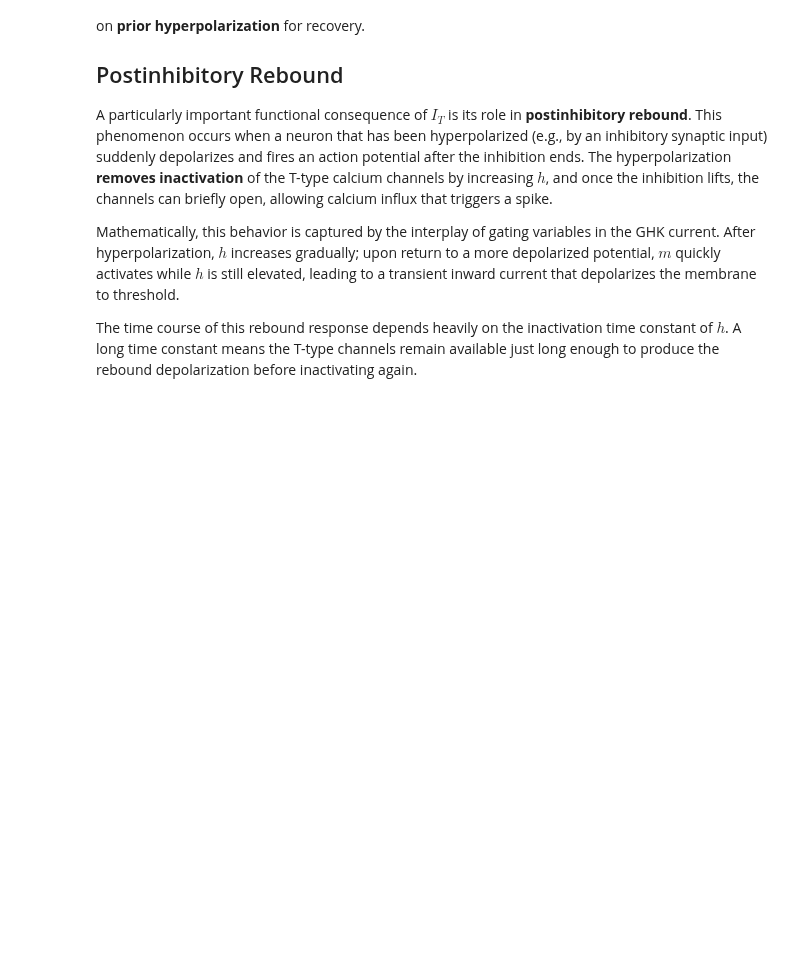
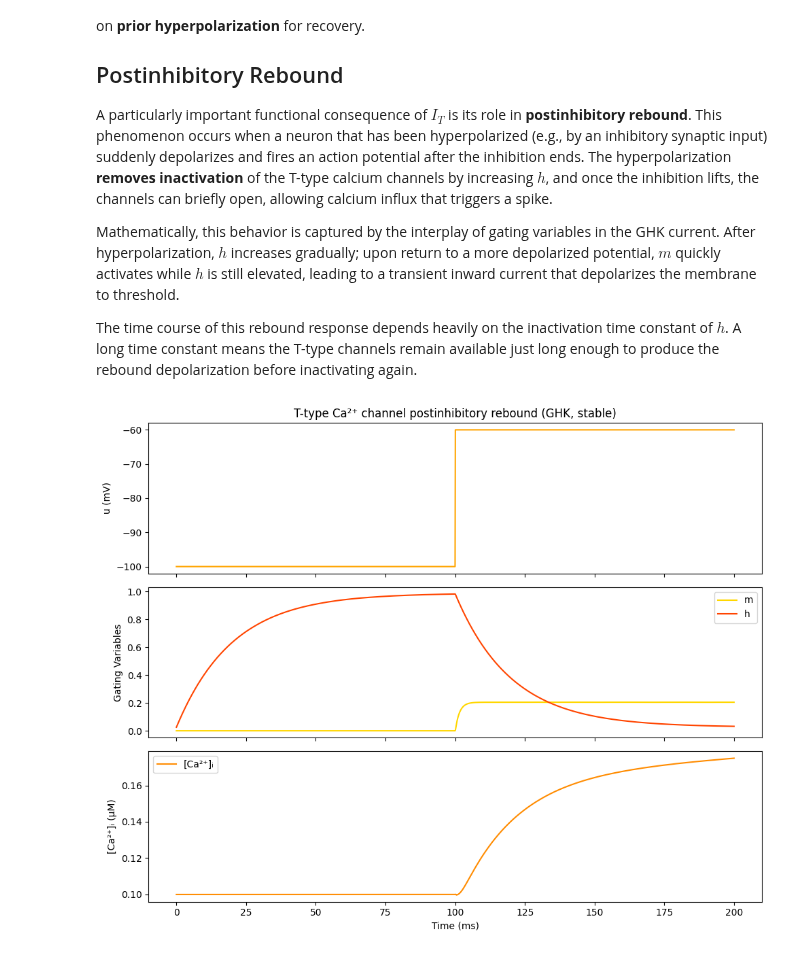
Before and after one commit to dvoils/neural-network-experiments, a Jupyter notebook: ion_channels.ipynb, the cells around one changed output. Cells and saved outputs as stored; diff of their text form; code cells hidden in the pictures; blank space fills up the shorter version.

Commit message:
GHK plots

```diff
--- a/ion_channels.ipynb
+++ b/ion_channels.ipynb
@@ -102,3 +102,88 @@ A particularly important functional consequence of $I_T$ is its role in **postin
 Mathematically, this behavior is captured by the interplay of gating variables in the GHK current. After hyperpolarization, $h$ increases gradually; upon return to a more depolarized potential, $m$ quickly activates while $h$ is still elevated, leading to a transient inward current that depolarizes the membrane to threshold.
 
 The time course of this rebound response depends heavily on the inactivation time constant of $h$. A long time constant means the T-type channels remain available just long enough to produce the rebound depolarization before inactivating again.
+# %%
+import numpy as np
+import matplotlib.pyplot as plt
+from scipy.integrate import solve_ivp
+
+# Constants
+F = 9.648e4  # Faraday constant (C/mol)
+R = 8.314  # Gas constant (J/(mol·K))
+T = 310.0  # Temperature (K)
+z = 2  # Valence of Ca2+
+p_Ca = 1e-5  # Max permeability (cm/s)
+Ca_out = 2.0  # Extracellular calcium (mM)
+Ca_out_uM = Ca_out * 1e3  # Convert to µM
+C_m = 1.0  # µF/cm^2
+
+# Gating functions
+def m_inf(u): return 1 / (1 + np.exp(-(u + 50) / 7.4))
+def h_inf(u): return 1 / (1 + np.exp((u + 78) / 5.0))
+def tau_m(u): return 1.5  # ms
+def tau_h(u): return 20.0  # ms
+
+# Voltage protocol: two-phase toggle
+def voltage_protocol(t):
+    return -100 if t < 100 else -60  # mV
+
+# Safe GHK current calculation
+def ghk_current(u, Ca_i, m, h):
+    Ca_i_mM = Ca_i * 1e-3
+    V = u * 1e-3  # Convert mV to V
+    E = (z * F * V) / (R * T)
+    # Use a numerically stable GHK expression
+    if np.abs(E) < 1e-6:
+        ghk = (Ca_i_mM - Ca_out)  # Linear approx for small E
+    else:
+        exp_negE = np.exp(-E)
+        ghk = (Ca_i_mM - Ca_out * exp_negE) / (1 - exp_negE + 1e-9)
+    return p_Ca * m**2 * h * z**2 * F**2 * V / (R * T) * ghk
+
+# ODE system
+def deriv(t, y):
+    m, h, Ca_i = y
+    u = voltage_protocol(t)
+
+    m_inf_t = m_inf(u)
+    h_inf_t = h_inf(u)
+    dm_dt = (m_inf_t - m) / tau_m(u)
+    dh_dt = (h_inf_t - h) / tau_h(u)
+
+    I_Ca = ghk_current(u, Ca_i, m, h)  # µA/cm²
+    dCa_dt = -1e3 * I_Ca / (2 * F)  # µM/ms
+
+    return [dm_dt, dh_dt, dCa_dt]
+
+# Initial conditions
+y0 = [m_inf(-100), h_inf(-60), 0.1]  # m, h, [Ca2+]_i in µM
+
+# Time span
+t_span = (0, 200)
+t_eval = np.linspace(*t_span, 2000)
+sol = solve_ivp(deriv, t_span, y0, t_eval=t_eval, method='RK45')
+
+# Extract results
+m, h, Ca_i = sol.y
+u = np.array([voltage_protocol(t) for t in t_eval])
+
+# Plot
+fig, axs = plt.subplots(3, 1, figsize=(10, 8), sharex=True)
+axs[0].plot(t_eval, u, label="u (mV)", color="orange")
+axs[0].set_ylabel("u (mV)")
+axs[0].set_title("T-type Ca²⁺ channel postinhibitory rebound (GHK, stable)")
+
+axs[1].plot(t_eval, m, label="m", color="gold")
+axs[1].plot(t_eval, h, label="h", color="orangered")
+axs[1].set_ylabel("Gating Variables")
+axs[1].legend()
+
+axs[2].plot(t_eval, Ca_i, label="[Ca²⁺]ᵢ", color="darkorange")
+axs[2].set_ylabel("[Ca²⁺]ᵢ (µM)")
+axs[2].set_xlabel("Time (ms)")
+axs[2].legend()
+
+plt.tight_layout()
+plt.show()
+# %% [output]
+[figure, added]
```
